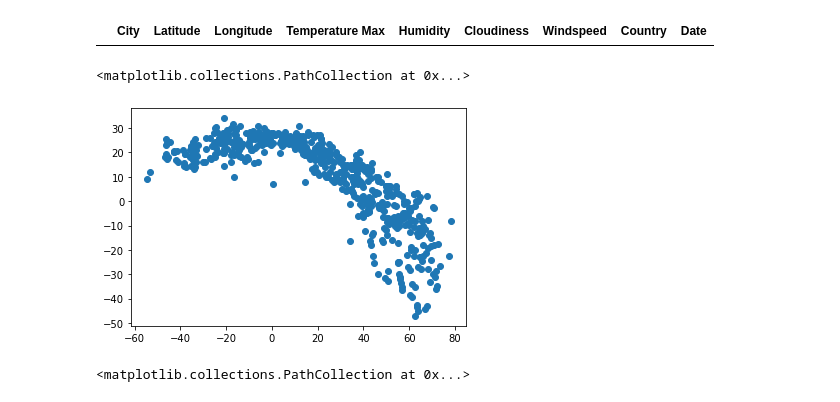
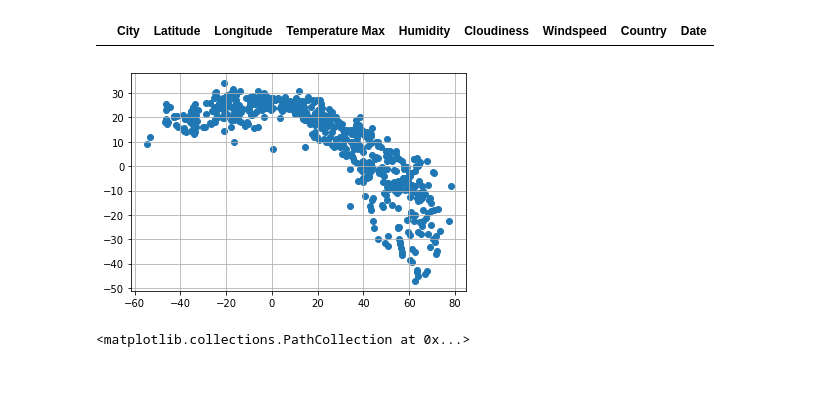
Before and after one commit to akarpie96/Python-API-Challenge, a Jupyter notebook: WeatherPy/WeatherPy.ipynb, the cells around one changed output. Cells and saved outputs as stored; diff of their text form; code cells hidden in the pictures.

```diff
--- a/WeatherPy/WeatherPy.ipynb
+++ b/WeatherPy/WeatherPy.ipynb
@@ -158,8 +160,9 @@ weather_df.loc[weather_df["Humidity"]>100, :]
 # %%
 plt.scatter(weather_df["Latitude"],weather_df["Temperature Max"])
+
+plt.grid()
 # %% [output]
-<matplotlib.collections.PathCollection at 0x...>
-[figure, old version]
+[figure, new version]
 # %%
 plt.scatter(weather_df["Latitude"],weather_df["Humidity"])
 # %% [output]
```
Also changed, not shown: parts of 1 cell of this notebook, 2 other files.
